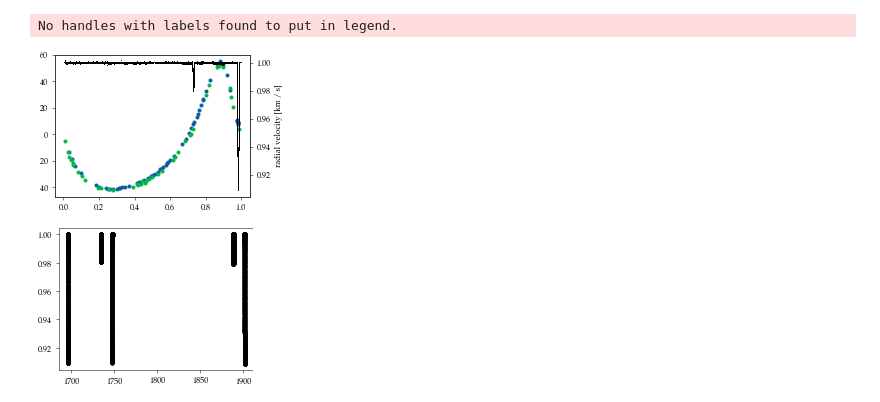
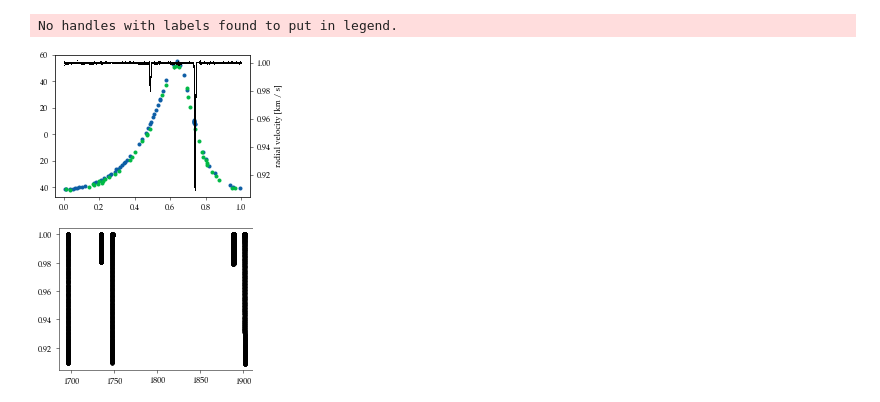
Before and after one commit to danhey/adra, a Jupyter notebook: ELLC model-multiple.ipynb, the cells around one changed output. Saved outputs shown, nothing was run; the diff lists cells and outputs as text; code cells hidden in the pictures.

```diff
--- a/ELLC model-multiple.ipynb
+++ b/ELLC model-multiple.ipynb
@@ -31,20 +31,20 @@ lit_t1 = time[m][np.argmin(flux[m])]
 # %%
 # x_song = np.ascontiguousarray(x_song, dtype=np.float64)
 # y_song = np.ascontiguousarray(y_song, dtype=np.float64)
 
-plt.errorbar(rv_song[:,0] % lit_period / lit_period, rv_song[:,1], yerr=rv_song[:,2],fmt='.')
-plt.errorbar(rv_bischoff[:,0] % lit_period / lit_period, rv_bischoff[:,1], yerr=rv_bischoff[:,2], fmt='.')
+plt.errorbar((rv_song[:,0] + btjd) % lit_period / lit_period, rv_song[:,1], yerr=rv_song[:,2],fmt='.')
+plt.errorbar((rv_bischoff[:,0] +  btjd) % lit_period / lit_period, rv_bischoff[:,1], yerr=rv_bischoff[:,2], fmt='.')
 
 ax2 = plt.twinx()
-ax2.plot(time % lit_period / lit_period, flux, ',k')
+ax2.plot((time + btjd) % lit_period / lit_period, flux, ',k')
 ax2.set(ylabel='Flux')
 
 plt.legend(fontsize=10)
 plt.ylabel("radial velocity [km / s]")
 _ = plt.xlabel("time since primary eclipse [days]")
 # %% [output]
 No handles with labels found to put in legend.
-[figure, old version]
+[figure, new version]
 # %%
 edge = 0.5
 m = (
```
Also changed, not shown: parts of 8 cells of this notebook, 2 other files.
